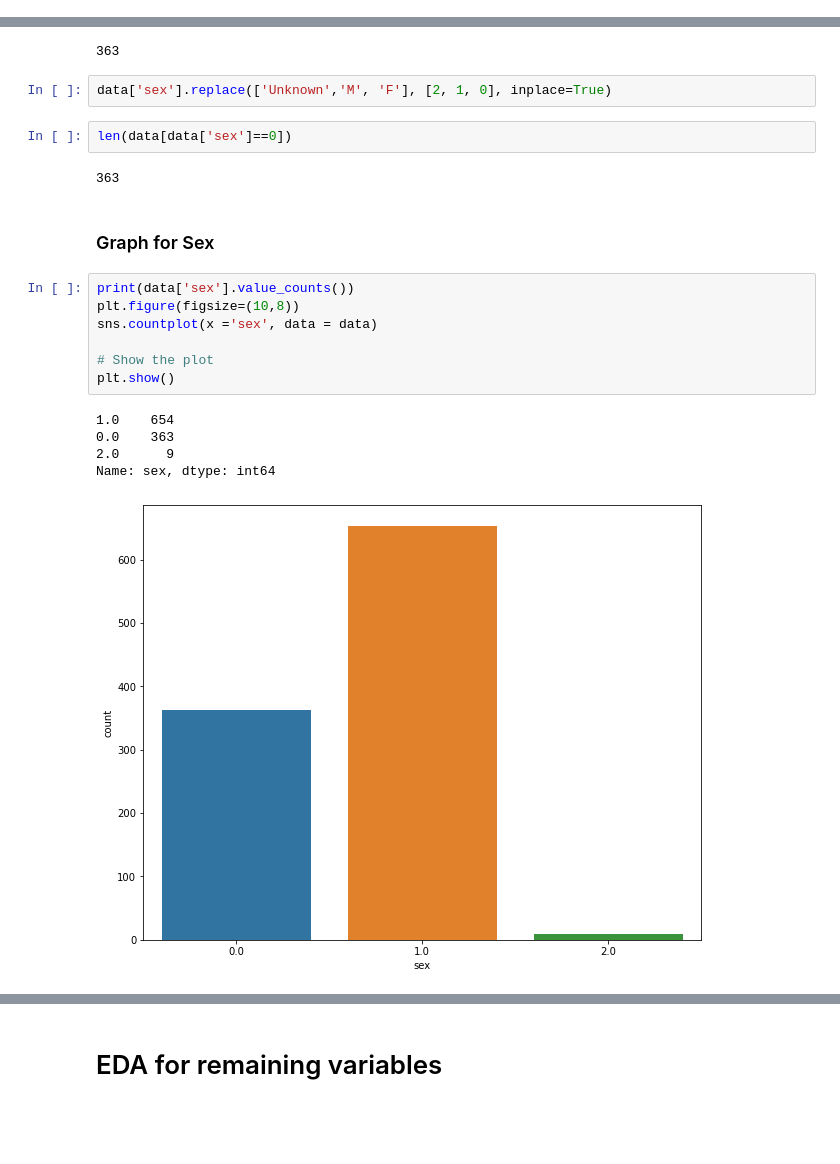
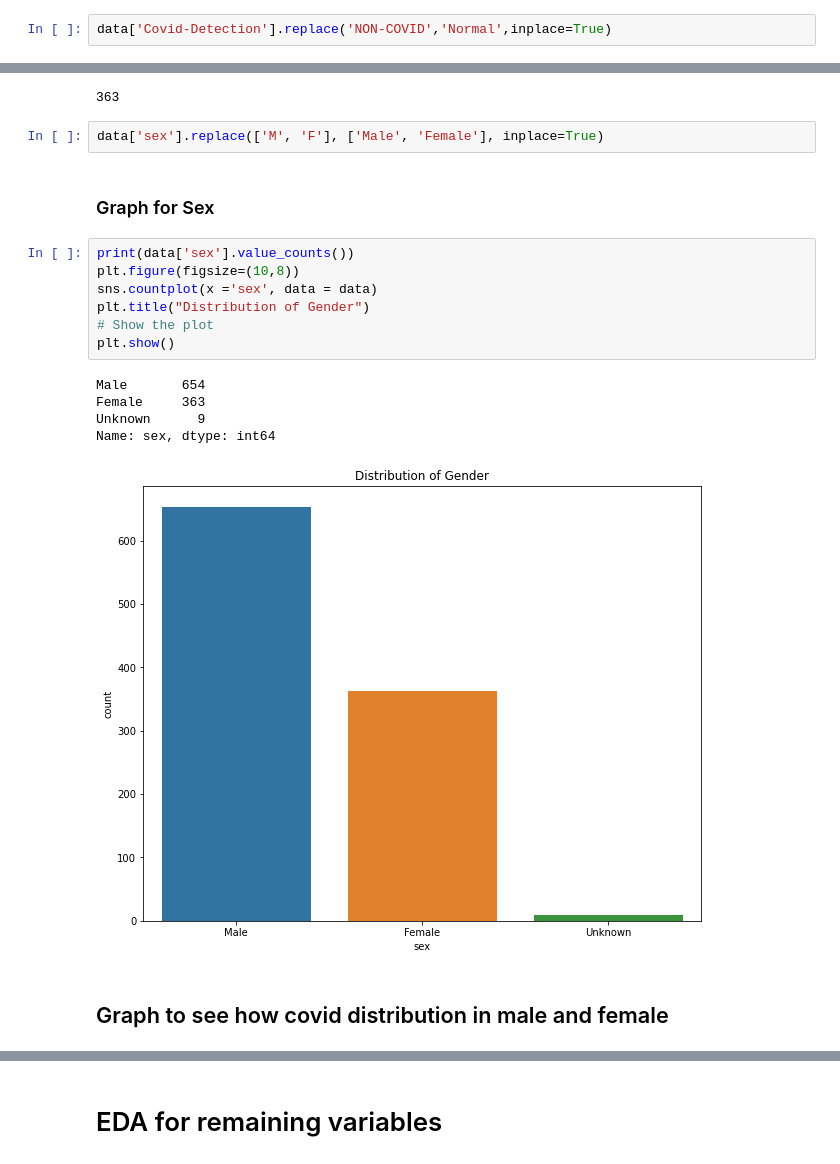
Before and after one commit to RashmiAPatel19/SMU-MSDS-CapstoneA, a Jupyter notebook: Code/RP_LA_Capstone_COVID.ipynb, the cells around one changed output, grey strips where cells are left out. Saved outputs shown, nothing was run; the diff lists cells and outputs as text; blank space fills up the shorter version.

```diff
--- a/Code/RP_LA_Capstone_COVID.ipynb
+++ b/Code/RP_LA_Capstone_COVID.ipynb
@@ -120,6 +140,8 @@ Unclear      194
 Name: Covid-Detection, dtype: int64
 # %% [markdown]
 ### Graph for covid-detection
+# %%
+data['Covid-Detection'].replace('NON-COVID','Normal',inplace=True)
 # %%
 plt.figure(figsize=(10,8))
 sns.countplot(x ='Covid-Detection', data = data)
@@ -229,23 +271,21 @@ len(data[data['sex']=='F'])
 # %% [output]
 363
 # %%
-data['sex'].replace(['Unknown','M', 'F'], [2, 1, 0], inplace=True)
+data['sex'].replace(['M', 'F'], ['Male', 'Female'], inplace=True)
-# %%
-len(data[data['sex']==0])
-# %% [output]
-363
 # %% [markdown]
 ### Graph for Sex
 # %%
 print(data['sex'].value_counts())
 plt.figure(figsize=(10,8))
 sns.countplot(x ='sex', data = data)
-
+plt.title("Distribution of Gender")
 # Show the plot
 plt.show()
 # %% [output]
-1.0    654
-0.0    363
-2.0      9
+Male       654
+Female     363
+Unknown      9
 Name: sex, dtype: int64
-[figure, old version]
+[figure, new version]
+# %% [markdown]
+## Graph to see how covid distribution in male and female
```
Also changed, not shown: parts of 27 cells of this notebook.
